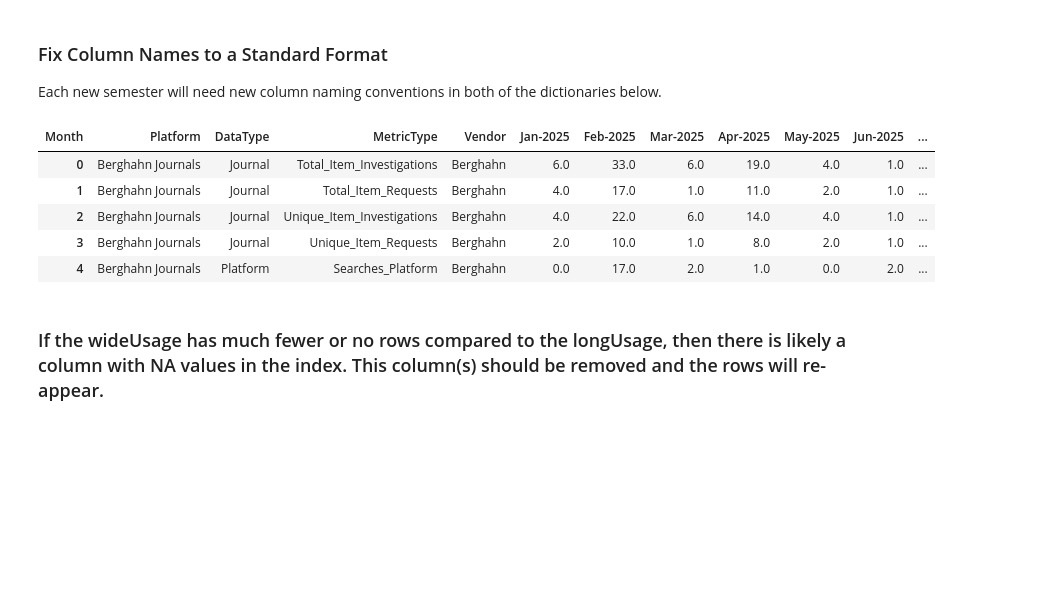
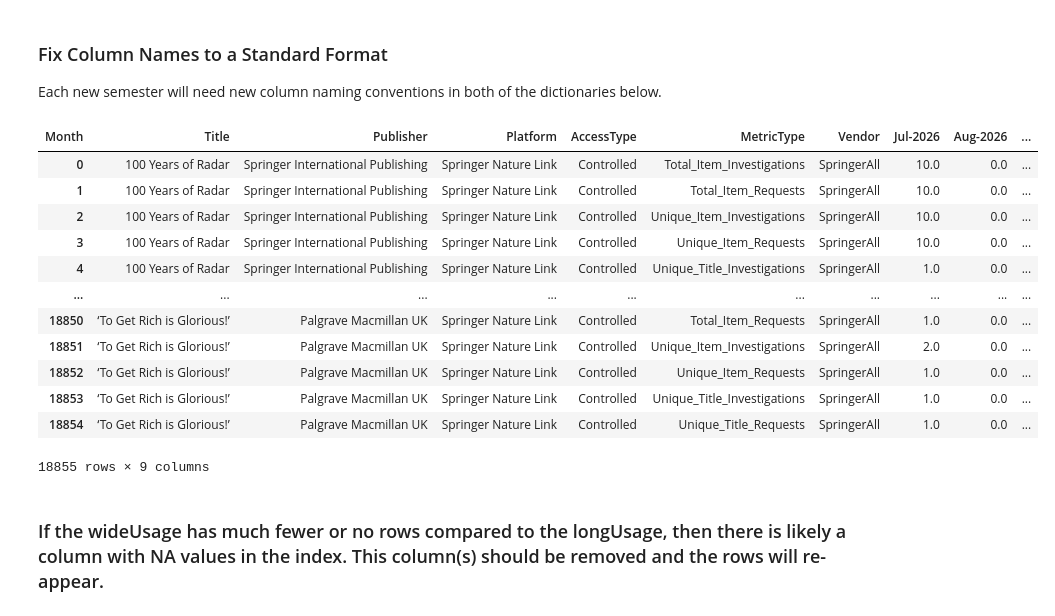
Before and after one commit to utkdigitalinitiatives/apcs-usage-database, a Jupyter notebook: Gathering SUSHI Straight from COUNTER API.ipynb, the cells around one changed output. Cells and saved outputs as stored; diff of their text form; code cells hidden in the pictures; blank space fills up the shorter version.

```diff
--- a/Gathering SUSHI Straight from COUNTER API.ipynb
+++ b/Gathering SUSHI Straight from COUNTER API.ipynb
@@ -38,10 +40,10 @@ import API_Info
 # %% [markdown]
 # Input Key Variables for the Vendor
 # %%
-vendor = 'UToronto'  #This should be the Naming Convention, and must match the start of each portion of the dictionary within API_Info.
-startDate = '2025-01-01' #Please use YYYY-MM-DD format for both dates; while some vendors only need YYYY-MM, the full date is used later in this code.
-endDate = '2025-12-31'
-reportType = 'PR' #Include the underscore if you are gathering reports other than the Master Report. Example: IR_M1, PR_P1
+vendor = 'OUP'  #This should be the Naming Convention, and must match the start of each portion of the dictionary within API_Info.
+startDate = '2026-07-01' #Please use YYYY-MM-DD format for both dates; while some vendors only need YYYY-MM, the full date is used later in this code.
+endDate = '2026-08-31'
+reportType = 'TR_B3' #Include the underscore if you are gathering reports other than the Master Report. Example: IR_M1, PR_P1
 # %% [markdown]
 ## Gather Data
 # %%
@@ -882,7 +900,9 @@ wideUsage = wideUsage.rename(columns = {
                             '2026-03':'Mar-2026',
                             '2026-04':'Apr-2026',
                             '2026-05':'May-2026',
-                            '2026-06':'Jun-2026'})
+                            '2026-06':'Jun-2026',
+                            '2026-07':'Jul-2026',
+                            '2026-08':'Aug-2026'})
 
 wideUsage = wideUsage.rename(columns = {
                             '2021-01-01':'Jan-2021',
@@ -944,40 +964,49 @@ wideUsage = wideUsage.rename(columns = {
                             '2025-09-01':'Sep-2025',
                             '2025-10-01':'Oct-2025',
                             '2025-11-01':'Nov-2025',
                             '2025-12-01':'Dec-2025',
                             '2026-01-01':'Jan-2026',
                             '2026-02-01':'Feb-2026',
                             '2026-03-01':'Mar-2026',
                             '2026-04-01':'Apr-2026',
                             '2026-05-01':'May-2026',
-                            '2026-06-01':'Jun-2026'})
+                            '2026-06-01':'Jun-2026',
+                            '2026-07-01':'Jul-2026',
+                            '2026-08-01':'Aug-2026'})
 
 # Add the Reporting_Period_Total to the final table
 if reportType == 'DR' or reportType == 'dr':
     wideUsage['Reporting_Period_Total'] = wideUsage.iloc[:, 5:].sum(axis = 1)
 elif reportType == 'PR' or reportType == 'pr':
     wideUsage['Reporting_Period_Total'] = wideUsage.iloc[:, 4:].sum(axis = 1)
 elif reportType == 'TR' or reportType == 'tr':
     wideUsage['Reporting_Period_Total'] = wideUsage.iloc[:, 9:].sum(axis = 1)
 elif reportType == 'TRB3' or reportType == 'trb3':
     wideUsage['Reporting_Period_Total'] = wideUsage.iloc[:, 9:].sum(axis = 1)
 elif reportType == 'TRJ3' or reportType == 'trj3':
     wideUsage['Reporting_Period_Total'] = wideUsage.iloc[:, 9:].sum(axis = 1)
 elif reportType == 'IRM1' or reportType == 'irm1':
     wideUsage['Reporting_Period_Total'] = wideUsage.iloc[:, 5:].sum(axis = 1)
 elif reportType == 'DRD1' or reportType == 'drd1':
     wideUsage['Reporting_Period_Total'] = wideUsage.iloc[:, 5:].sum(axis = 1)
 elif reportType == 'PRP1' or reportType == 'prp1':
     wideUsage['Reporting_Period_Total'] = wideUsage.iloc[:, 4:].sum(axis = 1)
 
 wideUsage
 # %% [output]
-| Month | Platform | DataType | MetricType | Vendor | Jan-2025 | Feb-2025 | Mar-2025 | Apr-2025 | May-2025 | Jun-2025 | ... |
-| 0 | Berghahn Journals | Journal | Total_Item_Investigations | Berghahn | 6.0 | 33.0 | 6.0 | 19.0 | 4.0 | 1.0 | ... |
-| 1 | Berghahn Journals | Journal | Total_Item_Requests | Berghahn | 4.0 | 17.0 | 1.0 | 11.0 | 2.0 | 1.0 | ... |
-| 2 | Berghahn Journals | Journal | Unique_Item_Investigations | Berghahn | 4.0 | 22.0 | 6.0 | 14.0 | 4.0 | 1.0 | ... |
-| 3 | Berghahn Journals | Journal | Unique_Item_Requests | Berghahn | 2.0 | 10.0 | 1.0 | 8.0 | 2.0 | 1.0 | ... |
-| 4 | Berghahn Journals | Platform | Searches_Platform | Berghahn | 0.0 | 17.0 | 2.0 | 1.0 | 0.0 | 2.0 | ... |
+| Month | Title | Publisher | Platform | AccessType | MetricType | Vendor | Jul-2026 | Aug-2026 | ... |
+| 0 | 100 Years of Radar | Springer International Publishing | Springer Nature Link | Controlled | Total_Item_Investigations | SpringerAll | 10.0 | 0.0 | ... |
+| 1 | 100 Years of Radar | Springer International Publishing | Springer Nature Link | Controlled | Total_Item_Requests | SpringerAll | 10.0 | 0.0 | ... |
+| 2 | 100 Years of Radar | Springer International Publishing | Springer Nature Link | Controlled | Unique_Item_Investigations | SpringerAll | 10.0 | 0.0 | ... |
+| 3 | 100 Years of Radar | Springer International Publishing | Springer Nature Link | Controlled | Unique_Item_Requests | SpringerAll | 10.0 | 0.0 | ... |
+| 4 | 100 Years of Radar | Springer International Publishing | Springer Nature Link | Controlled | Unique_Title_Investigations | SpringerAll | 1.0 | 0.0 | ... |
+| ... | ... | ... | ... | ... | ... | ... | ... | ... | ... |
+| 18850 | ‘To Get Rich is Glorious!’ | Palgrave Macmillan UK | Springer Nature Link | Controlled | Total_Item_Requests | SpringerAll | 1.0 | 0.0 | ... |
+| 18851 | ‘To Get Rich is Glorious!’ | Palgrave Macmillan UK | Springer Nature Link | Controlled | Unique_Item_Investigations | SpringerAll | 2.0 | 0.0 | ... |
+| 18852 | ‘To Get Rich is Glorious!’ | Palgrave Macmillan UK | Springer Nature Link | Controlled | Unique_Item_Requests | SpringerAll | 1.0 | 0.0 | ... |
+| 18853 | ‘To Get Rich is Glorious!’ | Palgrave Macmillan UK | Springer Nature Link | Controlled | Unique_Title_Investigations | SpringerAll | 1.0 | 0.0 | ... |
+| 18854 | ‘To Get Rich is Glorious!’ | Palgrave Macmillan UK | Springer Nature Link | Controlled | Unique_Title_Requests | SpringerAll | 1.0 | 0.0 | ... |
+18855 rows × 9 columns
 # %% [markdown]
 ### If the wideUsage has much fewer or no rows compared to the longUsage, then there is likely a column with NA values in the index. This column(s) should be removed and the rows will re-appear.
 # %% [markdown]
```
Also changed, not shown: parts of 10 cells of this notebook, 2 other files.
